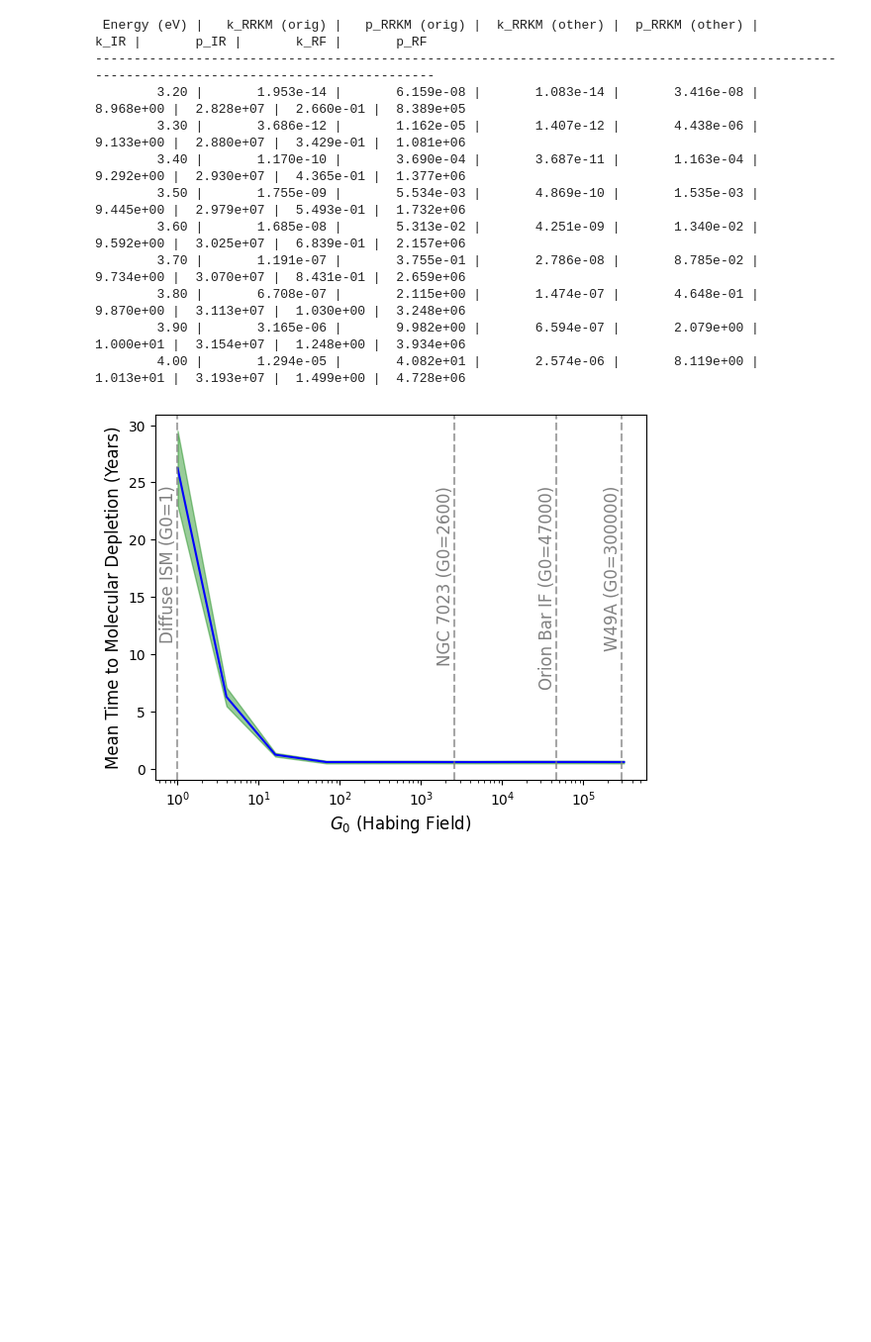
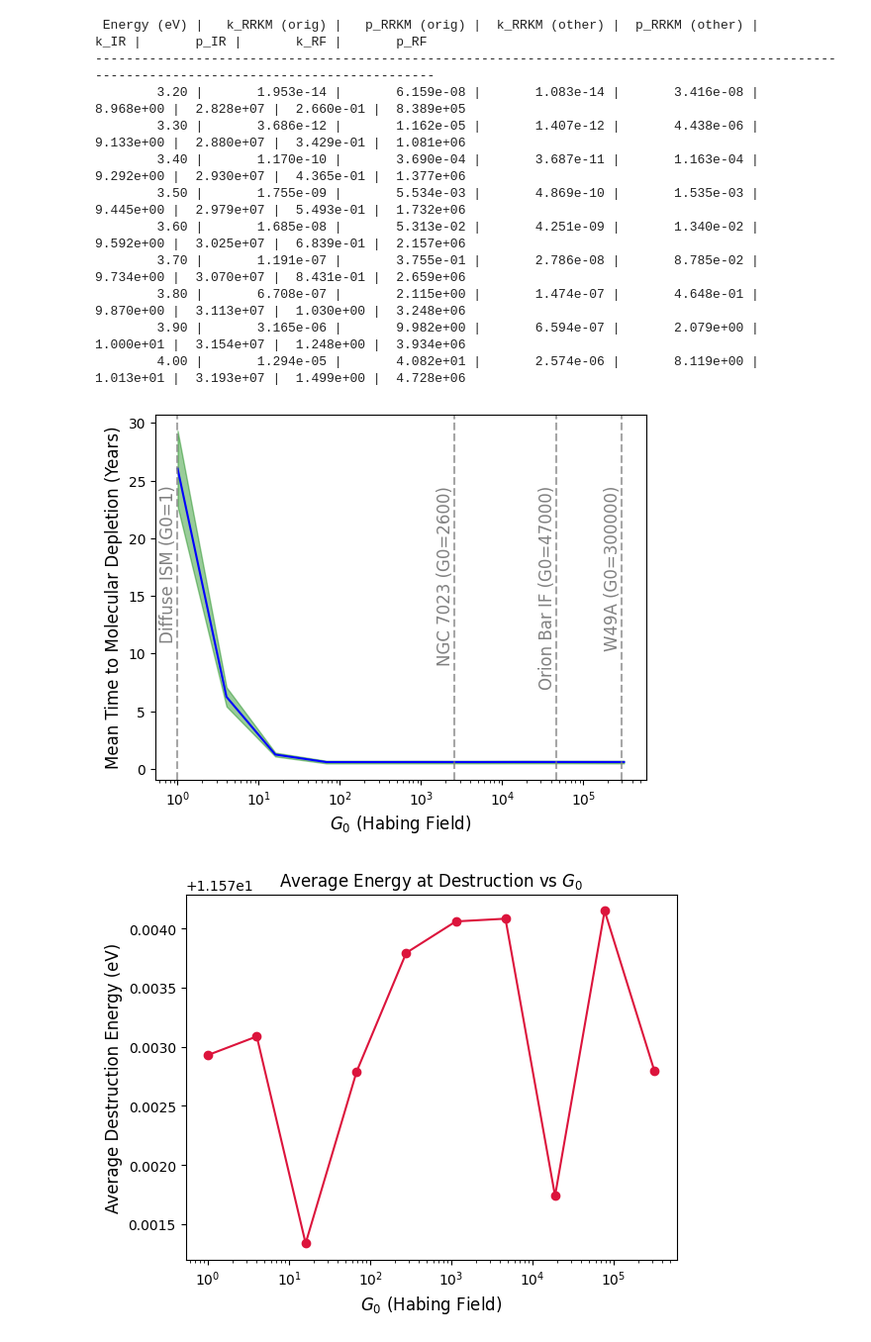
Before and after one commit to mustafa9812/Project-Cynap, a Jupyter notebook: scripts/calculations_cpy.ipynb, the cells around one changed output. Shown at 99% size. Cells and saved outputs as stored; diff of their text form; code cells hidden in the pictures; blank space fills up the shorter version.

```diff
--- a/scripts/calculations_cpy.ipynb
+++ b/scripts/calculations_cpy.ipynb
@@ -1068,6 +1069,7 @@ for E in energies_eV:
 G0_values = np.logspace(0, 5.5, 10, dtype=int)  # 10 values from 1 to ~300,000
 avg_years_to_zero_list = []
 std_years_to_zero_list = []
+avg_destruction_energy_list = []
 
 for G0 in tqdm.tqdm(G0_values):
     n = 1000
@@ -1077,6 +1079,7 @@ for G0 in tqdm.tqdm(G0_values):
     dt = 3.1536e7 / 10
 
     all_years_to_zero = []
+    destruction_energies = []
 
     for run in range(n):
         molecule_energies = np.full(num_molecules, E_min)
@@ -1119,6 +1122,8 @@ for G0 in tqdm.tqdm(G0_values):
             rf_mask = (rand >= p_RRKM + p_IR) & (rand < p_RRKM + p_IR + p_RF)
             fuv_mask = (rand >= p_RRKM + p_IR + p_RF) & (rand < p_RRKM + p_IR + p_RF + p_FUV_arr)
 
+            destruction_energies.extend(E[rrkm_mask])
+
             molecule_alive[idx[rrkm_mask]] = False
             molecule_energies[idx[ir_mask]] = E_min
             molecule_excited[idx[ir_mask]] = False
@@ -1134,30 +1139,40 @@ for G0 in tqdm.tqdm(G0_values):
         all_years_to_zero.append(time_history[-1] / 3.15576e7)
 
     avg_years_to_zero_list.append(np.mean(all_years_to_zero))
     std_years_to_zero_list.append(np.std(all_years_to_zero))
+    avg_destruction_energy_list.append(np.mean(destruction_energies))
 
 # REAL ASTROPHYSICAL REGIONS ANNOTATIONS
 astro_G0s = [1, 2600, 47000, 300000]
 astro_labels = [
     "Diffuse ISM (G0=1)",
     "NGC 7023 (G0=2600)",
     "Orion Bar IF (G0=47000)",
     "W49A (G0=300000)"
 ]
 
 # PLOTTING
 # plt.plot(G0_values, avg_years_to_zero_list, color='blue')
 avg = np.array(avg_years_to_zero_list)
 std = np.array(std_years_to_zero_list)
 plt.plot(G0_values, avg, color='blue')
 plt.fill_between(G0_values, avg-std, avg+std, color='green', alpha=0.4, label='Std. Dev.')
 plt.xscale('log')
 plt.xlabel(r'$G_0$ (Habing Field)', fontsize=12)
 plt.ylabel('Mean Time to Molecular Depletion (Years)', fontsize=12)
 for g0, label in zip(astro_G0s, astro_labels):
     plt.axvline(g0, color='gray', linestyle='--', alpha=0.7)
     plt.text(g0, plt.ylim()[1]*0.8, label, rotation=90, va='top', ha='right', fontsize=12, color='gray')
 #plt.legend()
 plt.show()
+
+plt.figure()
+plt.plot(G0_values, avg_destruction_energy_list, marker='o', color='crimson')
+plt.xscale('log')
+plt.xlabel(r'$G_0$ (Habing Field)', fontsize=12)
+plt.ylabel('Average Destruction Energy (eV)', fontsize=12)
+plt.title('Average Energy at Destruction vs $G_0$')
+plt.show()
 # %% [output]
 [figure]
+[figure, added]
```
Also changed, not shown: parts of 4 cells of this notebook, 4 other files.
